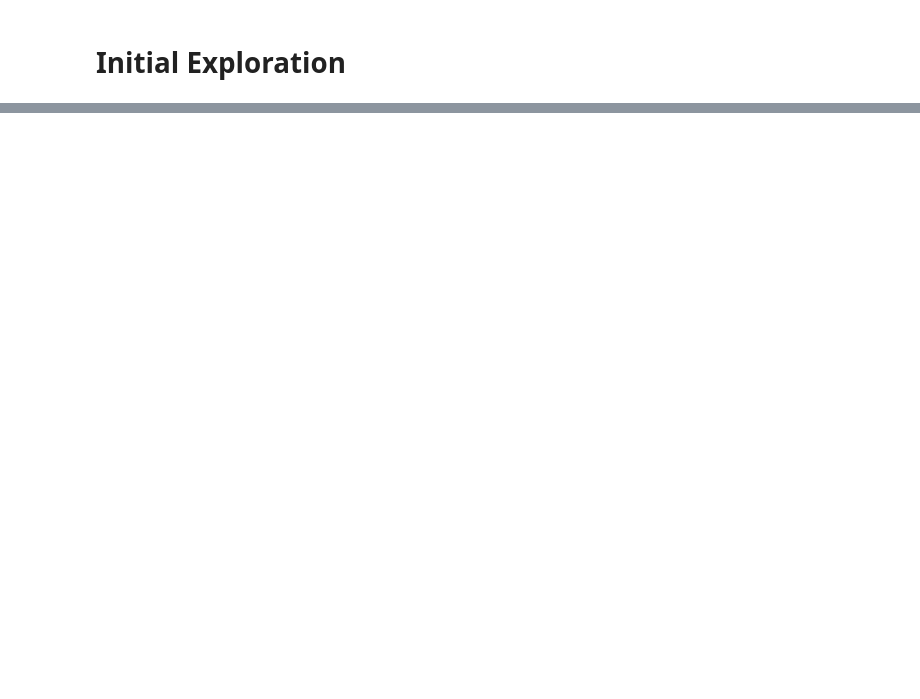
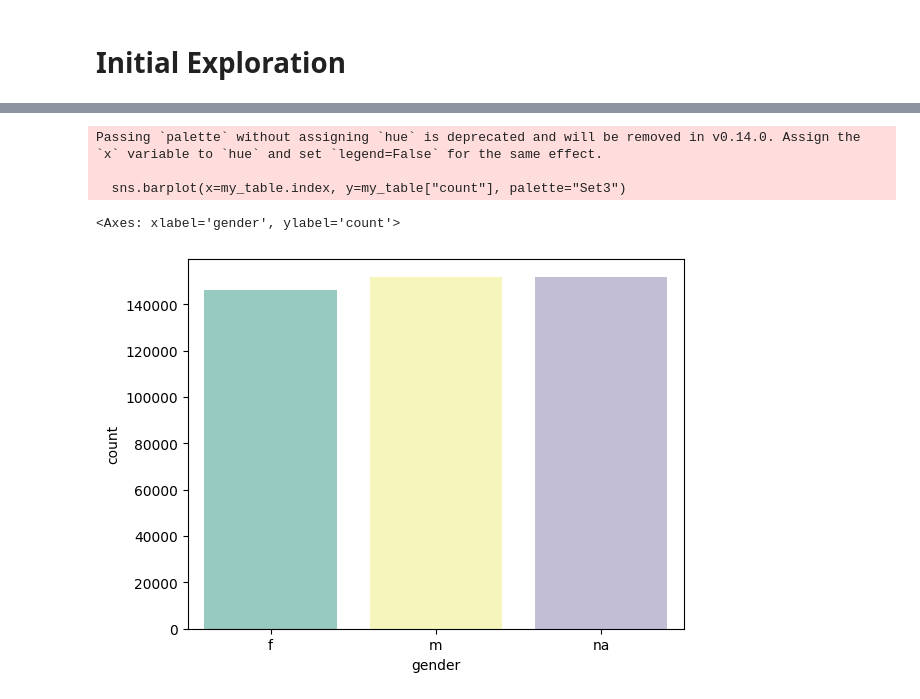
Before and after one commit to Ryanvandenakker/Vanguard_Project, a Jupyter notebook: notebooks/Vanguard Project.ipynb, the cells around one changed output, grey strips where cells are left out. Cells and saved outputs as stored; diff of their text form; code cells hidden in the pictures; blank space fills up the shorter version.

```diff
--- a/notebooks/Vanguard Project.ipynb
+++ b/notebooks/Vanguard Project.ipynb
@@ -122,0 +119,10 @@ clean_df
+# %%
+#Grouping gender into either 'm', 'f', or 'na'
+def map_gender(value):
+    if value in ['u', 'x']:
+        return 'na'
+    else:
+        return value
+
+clean_profile['gender'] = clean_profile['gender'].apply(map_gender)
+clean_profile['gender'].unique()
@@ -147,5 +145,5 @@ The columns with null values are: ['tenure_yr', 'tenure_mnth', 'age', 'gender',
 # %%
 #Dropping rows with any missing values
-clean_df.dropna(how = 'any', inplace = True)
-clean_df
+clean_profile.dropna(inplace = True)
+clean_profile.head()
 # %% [output]
@@ -261,0 +244,3 @@ dtype: object
+# %%
+primary_clients = pd.merge(clean_profile, df_digital, on = 'client_id', how = 'inner')
+primary_clients.head()
@@ -261,0 +272,5 @@ dtype: object
+# %%
+# Creating a crosstab table for the 'gender' column, counting occurrences for each unique value
+my_table = pd.crosstab(index = primary_clients["gender"],
+                              columns="count")
+my_table
@@ -261,0 +283,9 @@ dtype: object
+# %%
+# Plotting a bar chart using the 'count' values from 'my_table'
+sns.barplot(x=my_table.index, y=my_table["count"], palette="Set3")
+# %% [output]
+Passing `palette` without assigning `hue` is deprecated and will be removed in v0.14.0. Assign the `x` variable to `hue` and set `legend=False` for the same effect.
+
+  sns.barplot(x=my_table.index, y=my_table["count"], palette="Set3")
+<Axes: xlabel='gender', ylabel='count'>
+[figure, added]
```
Also changed, not shown: parts of 39 cells of this notebook.
